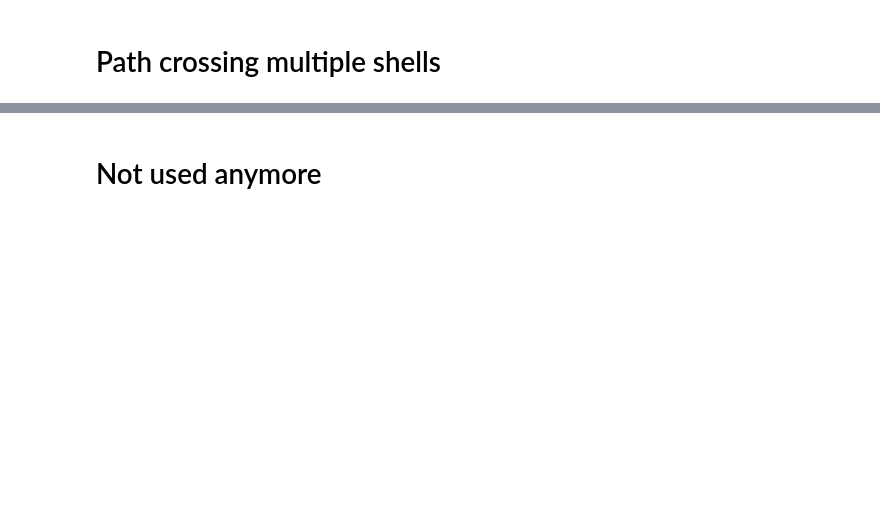
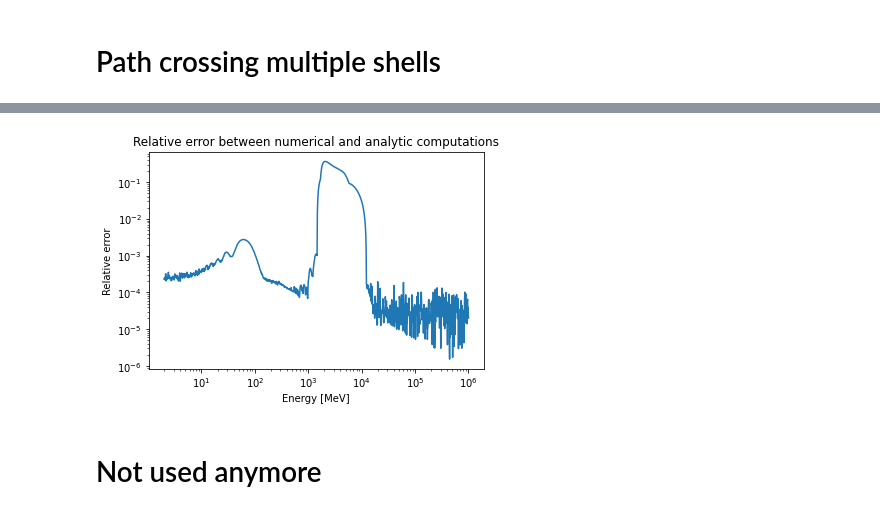
Before and after one commit to michelelucente/PEANUTS, a Jupyter notebook: Code/Functions/working_notebook.ipynb, the cells around one changed output, grey strips where cells are left out. Saved outputs shown, nothing was run; the diff lists cells and outputs as text; code cells hidden in the pictures; blank space fills up the shorter version.

Commit message:
Added comparison between numerical and analytic solutions

```diff
--- a/Code/Functions/working_notebook.ipynb
+++ b/Code/Functions/working_notebook.ipynb
@@ -468,6 +468,13 @@ See hep-ph/9702343 for the definition of the perturbative expansion of the evolu
     return u0 + u1
 # %% [markdown]
 ## Perform numerical tests and comparison with analytic solutions, for a path crossing a single shell
+# %%
+# Compute angles between list of complex vectors
+
+def angle(a, b):
+    angles = np.arccos(np.real(np.einsum('ij, ij->i', a.conjugate(), b))/(np.linalg.norm(a, axis=1)*np.linalg.norm(b, axis=1)))
+
+    return angles
 # %%
 from scipy.integrate import complex_ode
 import matplotlib.pyplot as plt
@@ -747,0 +822,5 @@ plt.show()
+# %%
+x_log = np.linspace(np.log10(2), 6, 10**3)
+x = np.power(10, x_log)
+
+state_an = np.array([compactU(E)[0] for E in x])
@@ -747,0 +829,17 @@ plt.show()
+# %%
+err = angle(state_an, state_num)
+# %%
+plt.plot(x, err/pi)
+
+plt.yscale("log")
+plt.xscale("log")
+
+plt.xlabel("Energy [MeV]")
+plt.ylabel("Relative error")
+
+plt.title("Relative error between numerical and analytic computations")
+plt.savefig(plots_folder + "error.pdf")
+
+plt.show()
+# %% [output]
+[figure, added]
```
Also changed, not shown: parts of 23 cells of this notebook.
